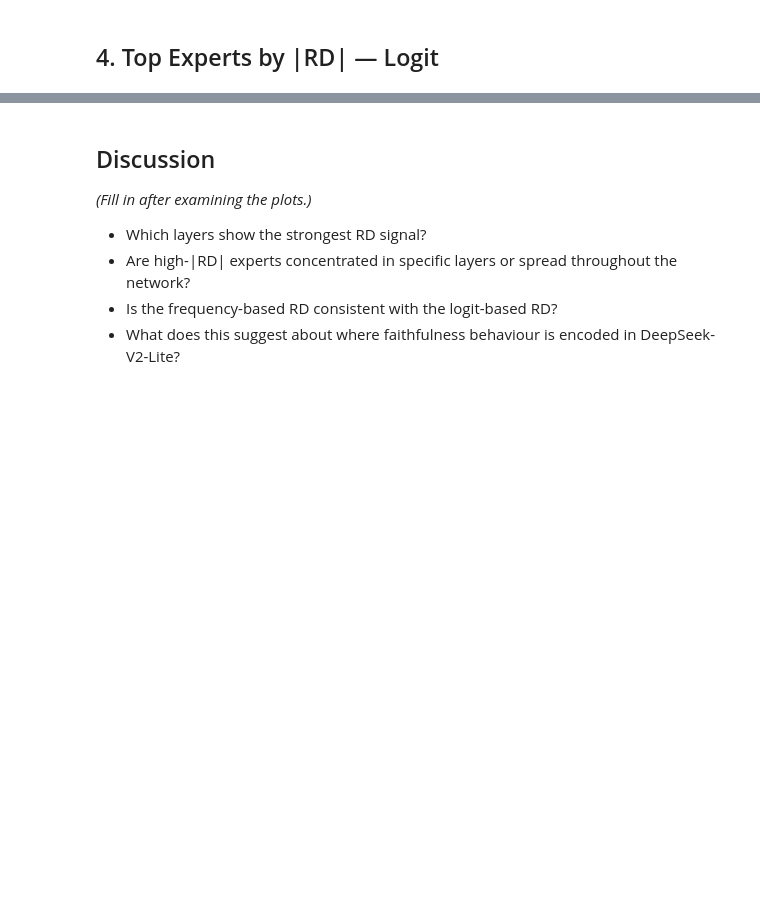
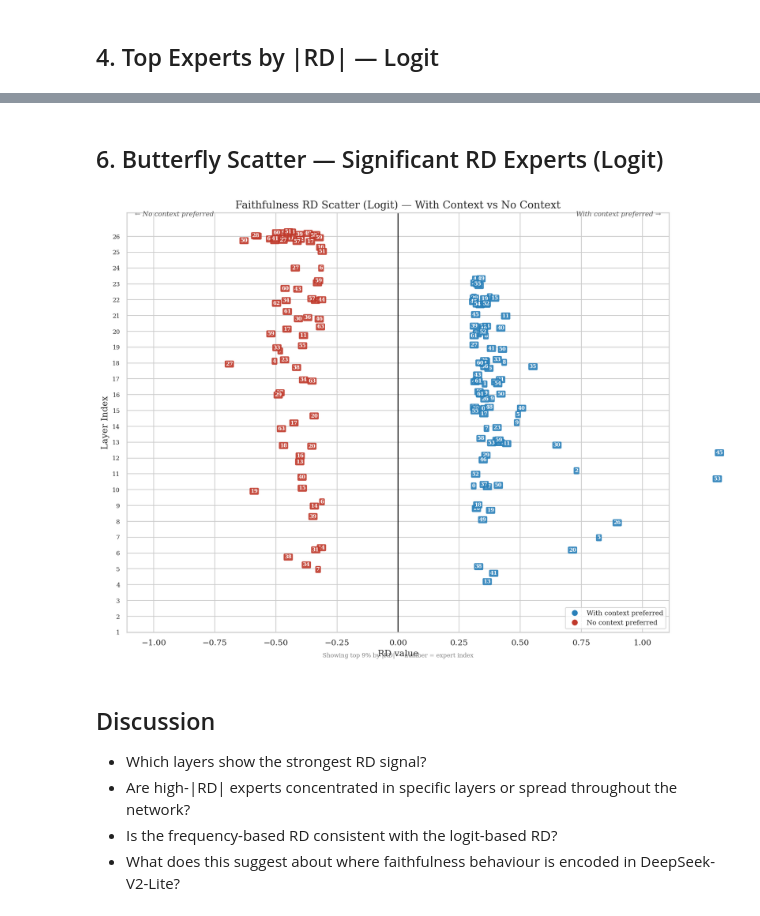
Before and after one commit to Johnwchampion/Individual-Project-25-26, a Jupyter notebook: stage1/analysis/01_rd_faithfulness.ipynb, the cells around one changed output, grey strips where cells are left out. Saved outputs shown, nothing was run; the diff lists cells and outputs as text; code cells hidden in the pictures; blank space fills up the shorter version.

```diff
--- a/stage1/analysis/01_rd_faithfulness.ipynb
+++ b/stage1/analysis/01_rd_faithfulness.ipynb
@@ -132,7 +216,13 @@ plt.show()
+# %% [markdown]
+## 6. Butterfly Scatter — Significant RD Experts (Logit)
+# %%
+plot_butterfly(rd_logit, layers_sorted,
+               label_a='With context', label_b='No context',
+               title='Faithfulness RD Scatter (Logit) — With Context vs No Context')
+# %% [output]
+[figure, added]
 # %% [markdown]
 ## Discussion
-
-*(Fill in after examining the plots.)*
 
 - Which layers show the strongest RD signal?
 - Are high-|RD| experts concentrated in specific layers or spread throughout the network?
```
Also changed, not shown: parts of 10 cells of this notebook, 11 other files.
